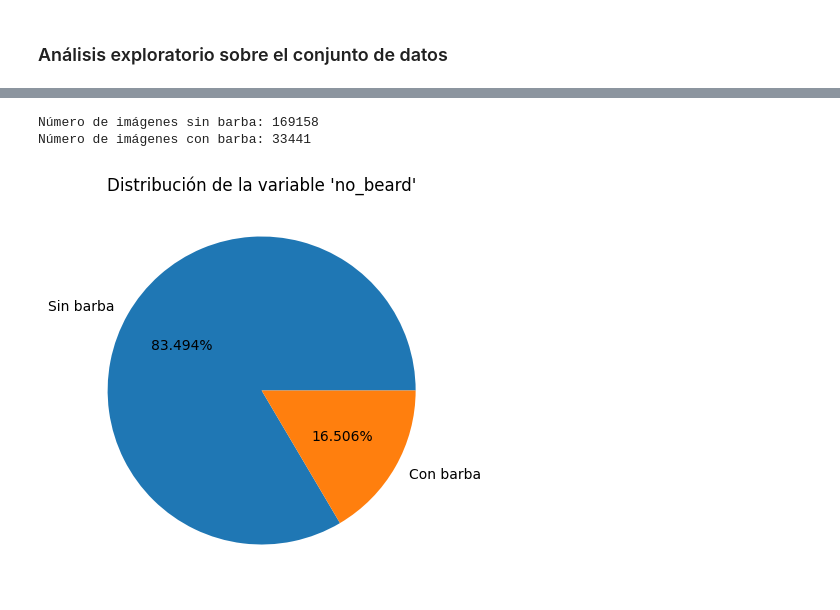
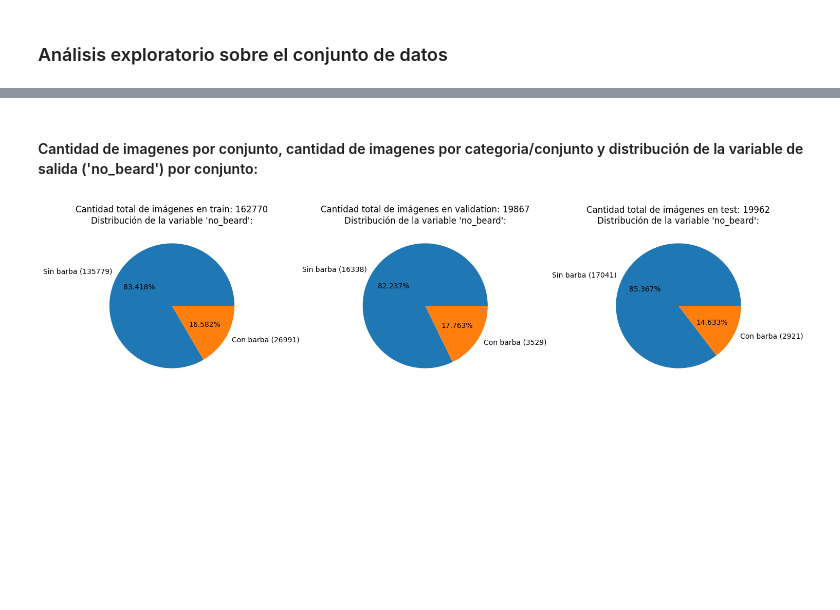
Before and after one commit to UlisesCravero/tp_ml_Cravero_Pautasso, a Jupyter notebook: tp3_celebfaces.ipynb, the cells around one changed output, grey strips where cells are left out. Saved outputs shown, nothing was run; the diff lists cells and outputs as text; code cells hidden in the pictures; blank space fills up the shorter version.

```diff
--- a/tp3_celebfaces.ipynb
+++ b/tp3_celebfaces.ipynb
@@ -222,18 +142,19 @@ NÚMERO DE IMÁGENES EN TEST: 19962
-# %%
-# Obtenemos la cantidad de valores mayores y menores que 0
-no_beard = (list_attributes['no_beard'] == 1).sum()
-yes_beard = (list_attributes['no_beard'] == -1).sum()
-
-print(f'Número de imágenes sin barba: {no_beard}')
-print(f'Número de imágenes con barba: {yes_beard}')
-
-# Creamos un gráfico de torta de la distribución de los valores positivos y negativos de kddiff, mostrando los porcentajes con tres decimales (por el gran balanceo que existe)
-plt.figure(figsize=(5, 5))
-plt.pie([no_beard, yes_beard], labels=['Sin barba', 'Con barba'], autopct='%1.3f%%')
-plt.title("Distribución de la variable 'no_beard'")
-
-plt.show()
-# %% [output]
-Número de imágenes sin barba: 169158
-Número de imágenes con barba: 33441
-[figure, removed]
+# %% [markdown]
+#### Cantidad de imagenes por conjunto, cantidad de imagenes por categoria/conjunto y distribución de la variable de salida ('no_beard') por conjunto:
+# %%
+# 1 fila y 3 columnas
+
+fig, axs = plt.subplots(1, 3, figsize=(15, 5))
+for index, _ in enumerate(partitions_names):
+    ax = axs[index]
+    partition_data = list_partition_and_attribs[list_partition_and_attribs['partition'] == index]
+    no_beard = (partition_data['no_beard'] == 1).sum()
+    yes_beard = (partition_data['no_beard'] == 0).sum()
+
+    ax.pie([no_beard, yes_beard], labels=[f"Sin barba ({no_beard})", f"Con barba ({yes_beard})"], autopct='%1.3f%%')
+    ax.set_title(f"Cantidad total de imágenes en {partitions_names[index]}: {no_beard + yes_beard}\nDistribución de la variable 'no_beard':")
+
+plt.tight_layout()
+plt.show()
+# %% [output]
+[figure, added]
```
Also changed, not shown: parts of 13 cells of this notebook, 1 other file.
